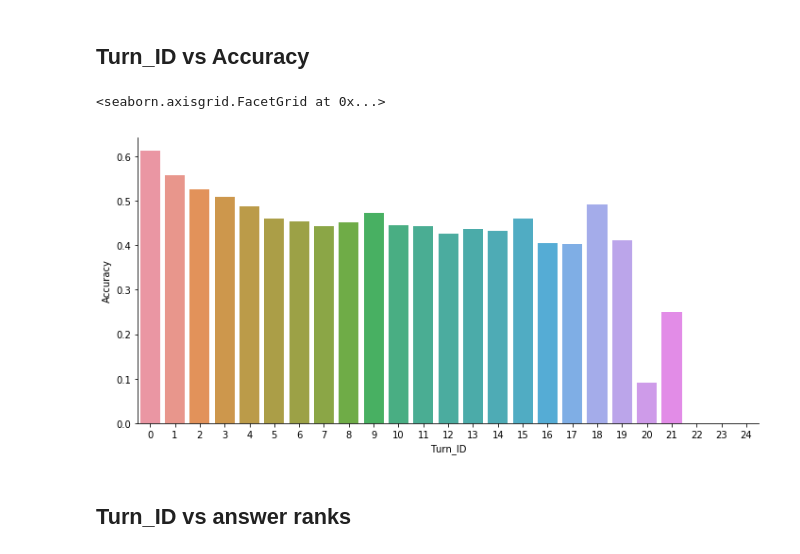
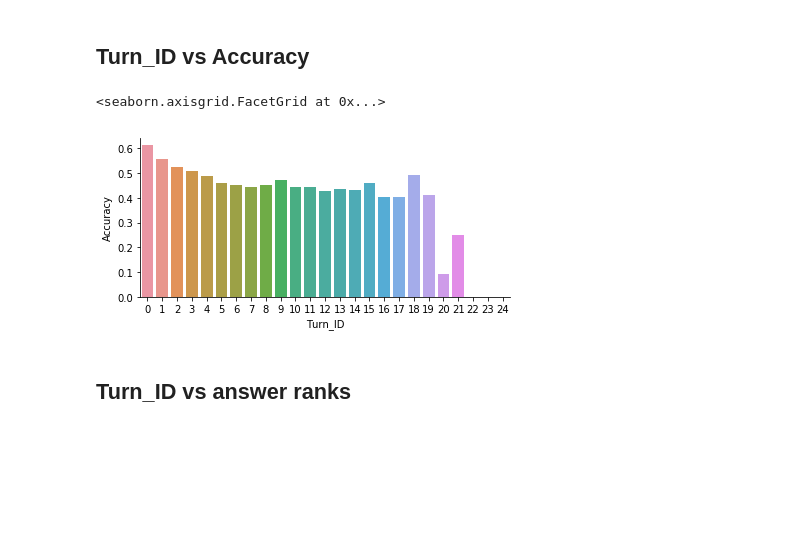
Before and after one commit to gpsbhargav/SequentialQA, a Jupyter notebook: best_models_and_predictions/answer_analysis.ipynb, the cells around one changed output. Drawn from its saved outputs; the diff is of its cells as text; code cells hidden in the pictures; blank space fills up the shorter version.

```diff
--- a/best_models_and_predictions/answer_analysis.ipynb
+++ b/best_models_and_predictions/answer_analysis.ipynb
@@ -144,10 +157,10 @@ for bucket in turn_id_buckets:
 turn_vs_accuracy_df = pd.DataFrame(data={"Turn_ID":list(range(max(zero_based_turn_id) + 1)),
                                       "Accuracy":turn_vs_accuracy})
 # %%
-sns.catplot(x="Turn_ID", y="Accuracy", kind='bar', data=turn_vs_accuracy_df, height=5, aspect=2)
+sns.catplot(x="Turn_ID", y="Accuracy", kind='bar', data=turn_vs_accuracy_df, height=3, aspect=2)
 # %% [output]
 <seaborn.axisgrid.FacetGrid at 0x...>
-[figure, old version]
+[figure, new version]
 # %% [markdown]
 ## Turn_ID vs answer ranks
 # %%
```
Also changed, not shown: parts of 21 cells of this notebook, 4 other files.
